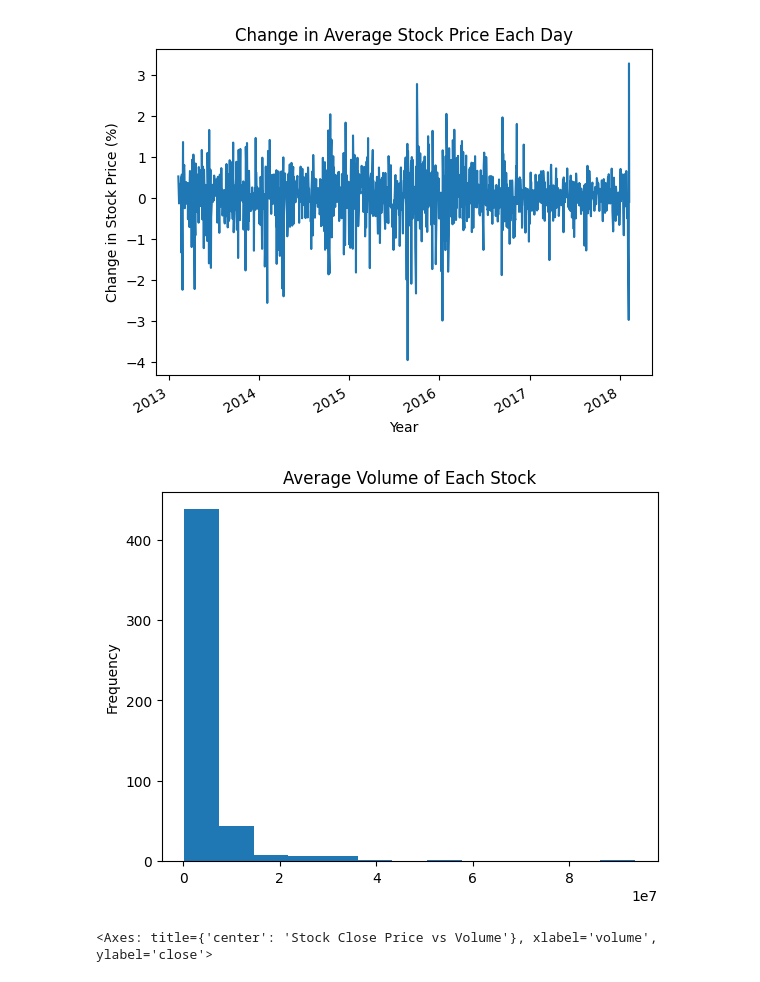
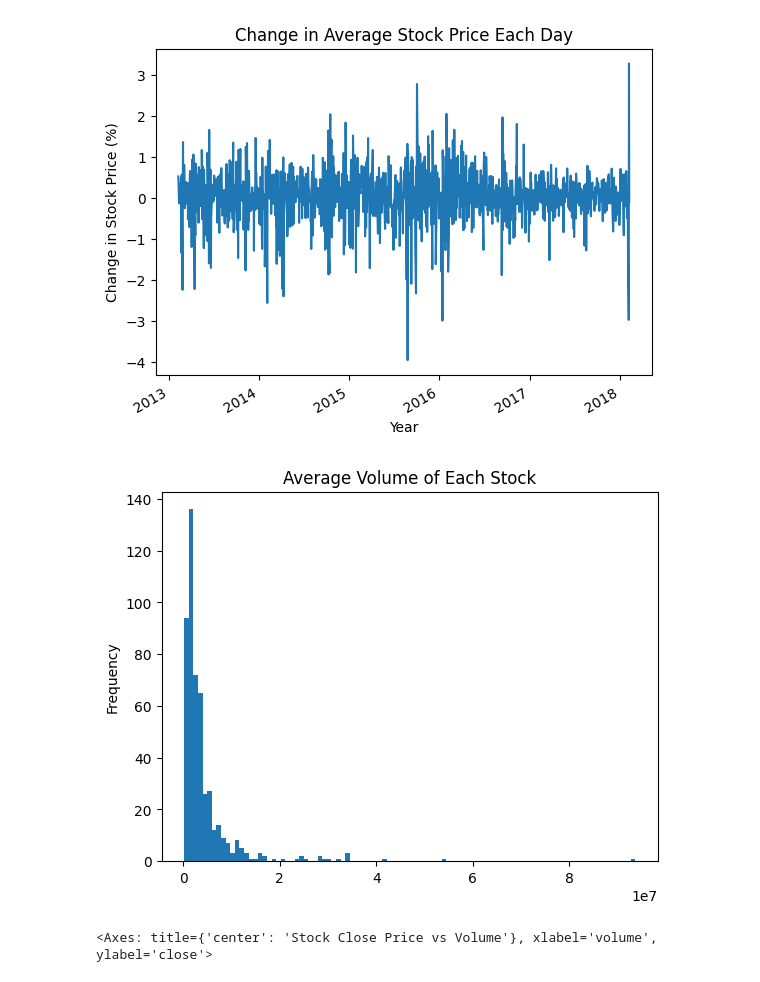
Before and after one commit to BraedenChubak/BigData2, a Jupyter notebook: main.ipynb, the cells around one changed output. Drawn from its saved outputs; the diff is of its cells as text; code cells hidden in the pictures.

```diff
--- a/main.ipynb
+++ b/main.ipynb
@@ -44,11 +44,11 @@ average_change.plot(kind='line', title='Change in Average Stock Price Each Day',
 <Axes: title={'center': 'Change in Average Stock Price Each Day'}, xlabel='Year', ylabel='Change in Stock Price (%)'>
 [figure]
 # %%
-average_stock = df.groupby('Name')['volume'].mean()
+average_vol = df.groupby('Name')['volume'].mean()
 plt.rcParams["axes.formatter.limits"] = (-5, 5)
-hist = average_stock.plot(kind='hist', title='Average Volume of Each Stock', bins=13)
+hist = average_vol.plot(kind='hist', title='Average Volume of Each Stock', bins=98)
 # %% [output]
-[figure, old version]
+[figure, new version]
 # %%
 df.plot.scatter(x='volume', y='close', logy=True, title="Stock Close Price vs Volume")
 # %% [output]
```
Also changed, not shown: parts of 1 cell of this notebook.
